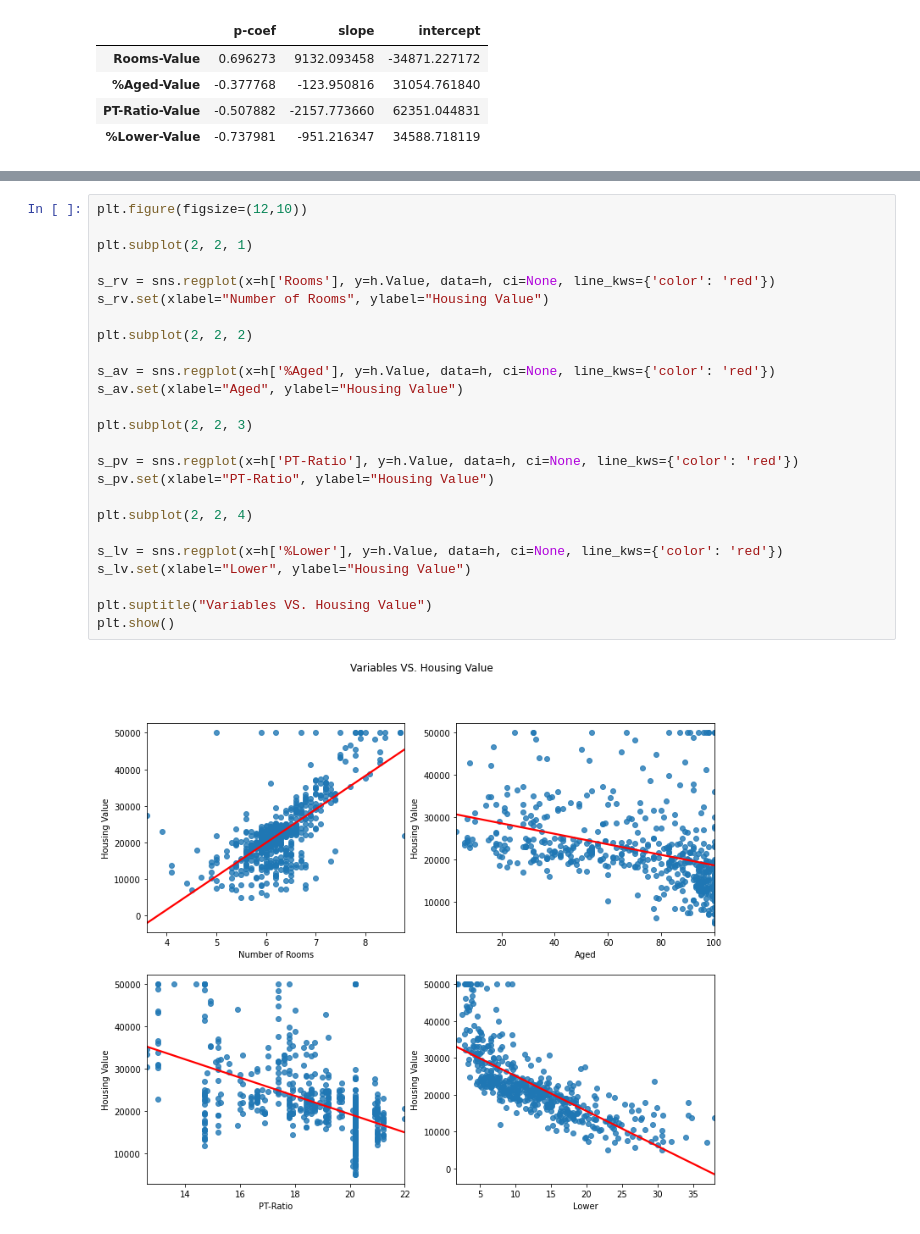
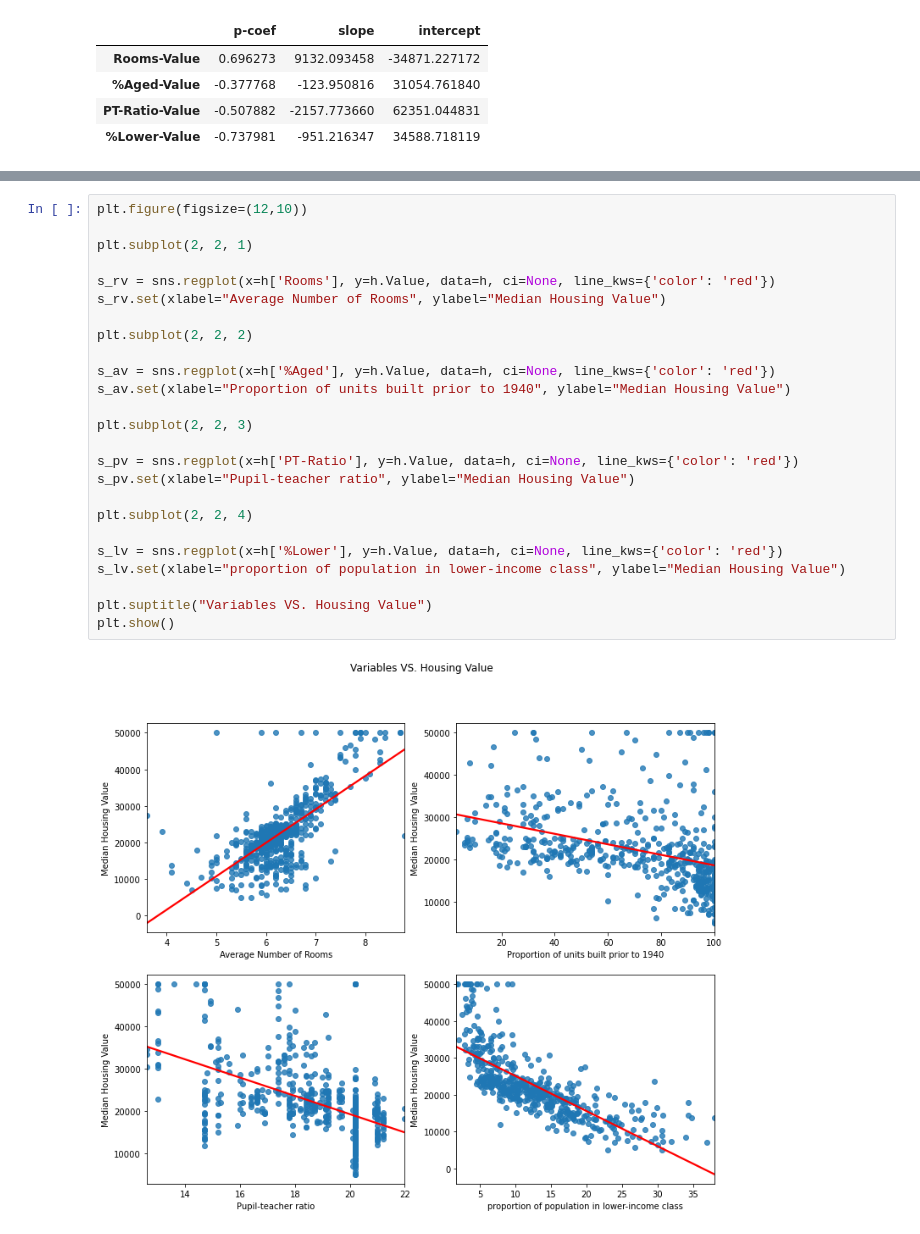
Before and after one commit to hchenfeng/Introduction-to-Machine-Learning, a Jupyter notebook: notebooks/project1.ipynb, the cells around one changed output, grey strips where cells are left out. Cells and saved outputs as stored; diff of their text form.

```diff
--- a/notebooks/project1.ipynb
+++ b/notebooks/project1.ipynb
@@ -159,27 +165,27 @@ plt.show()
 # %%
 plt.figure(figsize=(12,10))
 
 plt.subplot(2, 2, 1)
 
 s_rv = sns.regplot(x=h['Rooms'], y=h.Value, data=h, ci=None, line_kws={'color': 'red'})
-s_rv.set(xlabel="Number of Rooms", ylabel="Housing Value")
+s_rv.set(xlabel="Average Number of Rooms", ylabel="Median Housing Value")
 
 plt.subplot(2, 2, 2)
 
 s_av = sns.regplot(x=h['%Aged'], y=h.Value, data=h, ci=None, line_kws={'color': 'red'})
-s_av.set(xlabel="Aged", ylabel="Housing Value")
+s_av.set(xlabel="Proportion of units built prior to 1940", ylabel="Median Housing Value")
 
 plt.subplot(2, 2, 3)
 
 s_pv = sns.regplot(x=h['PT-Ratio'], y=h.Value, data=h, ci=None, line_kws={'color': 'red'})
-s_pv.set(xlabel="PT-Ratio", ylabel="Housing Value")
+s_pv.set(xlabel="Pupil-teacher ratio", ylabel="Median Housing Value")
 
 plt.subplot(2, 2, 4)
 
 s_lv = sns.regplot(x=h['%Lower'], y=h.Value, data=h, ci=None, line_kws={'color': 'red'})
-s_lv.set(xlabel="Lower", ylabel="Housing Value")
+s_lv.set(xlabel="proportion of population in lower-income class", ylabel="Median Housing Value")
 
 plt.suptitle("Variables VS. Housing Value")
 plt.show()
 # %% [output]
-[figure, old version]
+[figure, new version]
```
Also changed, not shown: parts of 12 cells of this notebook, 3 other files.
